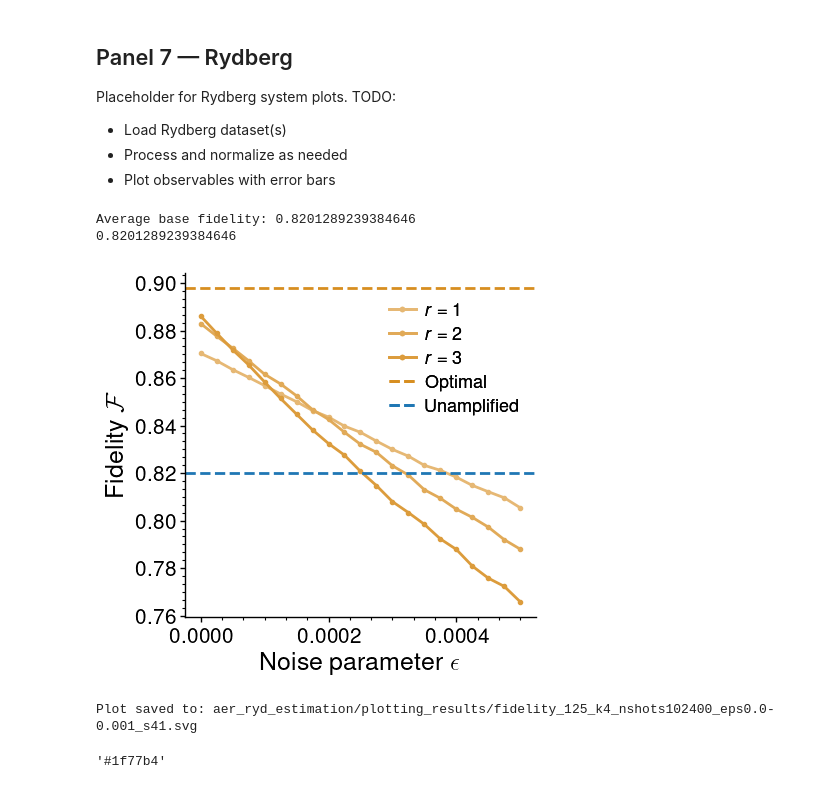
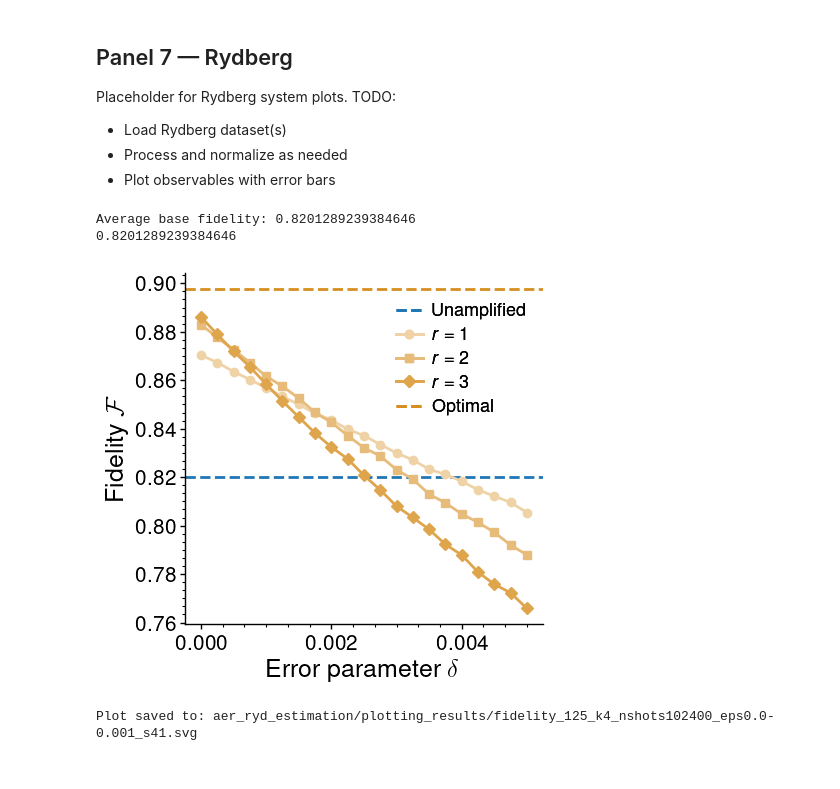
Before and after one commit to qoan-projects/OQPA, a Jupyter notebook: shared_data/main_plotting_V5.ipynb, the cells around one changed output. Cells and saved outputs as stored; diff of their text form; code cells hidden in the pictures.

Commit message:
added new plots

```diff
--- a/shared_data/main_plotting_V5.ipynb
+++ b/shared_data/main_plotting_V5.ipynb
@@ -161,13 +161,13 @@ mpl.rcParams.update({
 })
 
 PT_PER_INCH = 72
-FIGSIZE = (340 / PT_PER_INCH, 320 / PT_PER_INCH)
+FIGSIZE = (345 / PT_PER_INCH, 325 / PT_PER_INCH)
 
 font_scale = 1.5
 label_fs = int(12 * font_scale)
 legend_fs = int(9 * font_scale)
 tick_labelsize = int(10 * font_scale)
-scaled_markersize = int(0.85 * 3 * font_scale)  # Consistent with example
+scaled_markersize = int( 4 * font_scale)  # Consistent with example
 
 # === CONFIGURATION ========================================================
 nshots      = 102400
@@ -249,13 +249,23 @@ fig, ax = plt.subplots(figsize=FIGSIZE)
 # Base yellow
 base_yellow = np.array(mpl.colors.to_rgb("#d78e20"))
 
+# Dashed reference lines
+ax.axhline(
+    y=avg_base_fidelity,
+    linestyle="--",
+    color="#1f77b4",
+    linewidth=2,
+    label="Unamplified"
+),
+
 # Lighter variants
 colors = [
-    base_yellow * 0.625  + np.ones(3) * 0.375,
-    base_yellow * 0.75 + np.ones(3) * 0.25,
-    base_yellow * 0.875 + np.ones(3) * 0.125
+    base_yellow * 0.4  + np.ones(3) * 0.6,
+    base_yellow * 0.6 + np.ones(3) * 0.4,
+    base_yellow * 0.8 + np.ones(3) * 0.2
 
 ]
+markers = ['o', 's', 'D']
 
 # Plot amplified curves (r = 1,2,3)
 for idx, nqpa in enumerate(sorted(final_qpa.keys())):
@@ -263,16 +273,17 @@ for idx, nqpa in enumerate(sorted(final_qpa.keys())):
         continue  # skip unamplified here
 
     color = colors[idx % len(colors)]
-
+    marker = markers[(nqpa-1) % len(markers)]  # r starts at 1
     eps_list   = sorted(eps for eps in final_qpa[nqpa].keys() if eps <= 0.0005)
+    delta_list = [eps * 10 for eps in eps_list]  # Multiply by 10
     fidelities = [final_qpa[nqpa][eps] for eps in eps_list]
 
     ax.plot(
-        eps_list,
+        delta_list,
         fidelities,
-        marker='o',
         markersize=scaled_markersize,
         color=color,
+        marker=marker,
         linewidth=2,
         label=fr"$r={nqpa}$"
     )
@@ -285,15 +296,6 @@ ax.axhline(
     color="#d78e20",
     linewidth=2,
     label="Optimal"
-),
-
-# Dashed reference lines
-ax.axhline(
-    y=avg_base_fidelity,
-    linestyle="--",
-    color="#1f77b4",
-    linewidth=2,
-    label="Unamplified"
 ),
 
 # Fine-tune axes
@@ -309,7 +311,7 @@ ax.tick_params(which="major", direction="out", width=1, labelsize=tick_labelsize
 ax.tick_params(which="minor", direction="out", width=0.8)
 ax.grid(False)
 
-ax.set_xlabel(r"Noise parameter $\epsilon$", fontsize=label_fs)
+ax.set_xlabel(r"Error parameter $\delta$", fontsize=label_fs)
 ax.set_ylabel(r"Fidelity $\mathcal{F}$", fontsize=label_fs)
 
 # Legend for r (colors)
@@ -318,36 +320,32 @@ leg1 = ax.legend(
     fontsize=legend_fs,
     frameon=False,
     title=None,
     borderaxespad=0.5,
     handlelength=1.5,
     handletextpad=0.5,
     labelspacing=0.4,
     borderpad=0.4,
     columnspacing=1.0,
     ncol=1,
     fancybox=False,
     edgecolor="black",
     bbox_to_anchor=(1.0, 0.96)  # Slightly shifted down
     # 1.0 is right edge, 0.96 is just below default (1.0)
     # Adjust as needed for your plot
     # Default is (1.0, 1.0)
     # This moves the legend a little lower
     # Remove or adjust if not desired
 )
 ax.add_artist(leg1)
 
 # Save and show
 fig.tight_layout()
 fig.savefig(outfile_svg)
 plt.show()
 
 print("Plot saved to:", outfile_svg)
 # %% [output]
 Average base fidelity: 0.8201289239384646
 0.8201289239384646
-[figure, old version]
+[figure, new version]
 Plot saved to: aer_ryd_estimation/plotting_results/fidelity_125_k4_nshots102400_eps0.0-0.001_s41.svg
-# %%
-COLOR_MAP['0']
-# %% [output]
-'#1f77b4'
```
Also changed, not shown: parts of 3 cells of this notebook, 5 other files.
